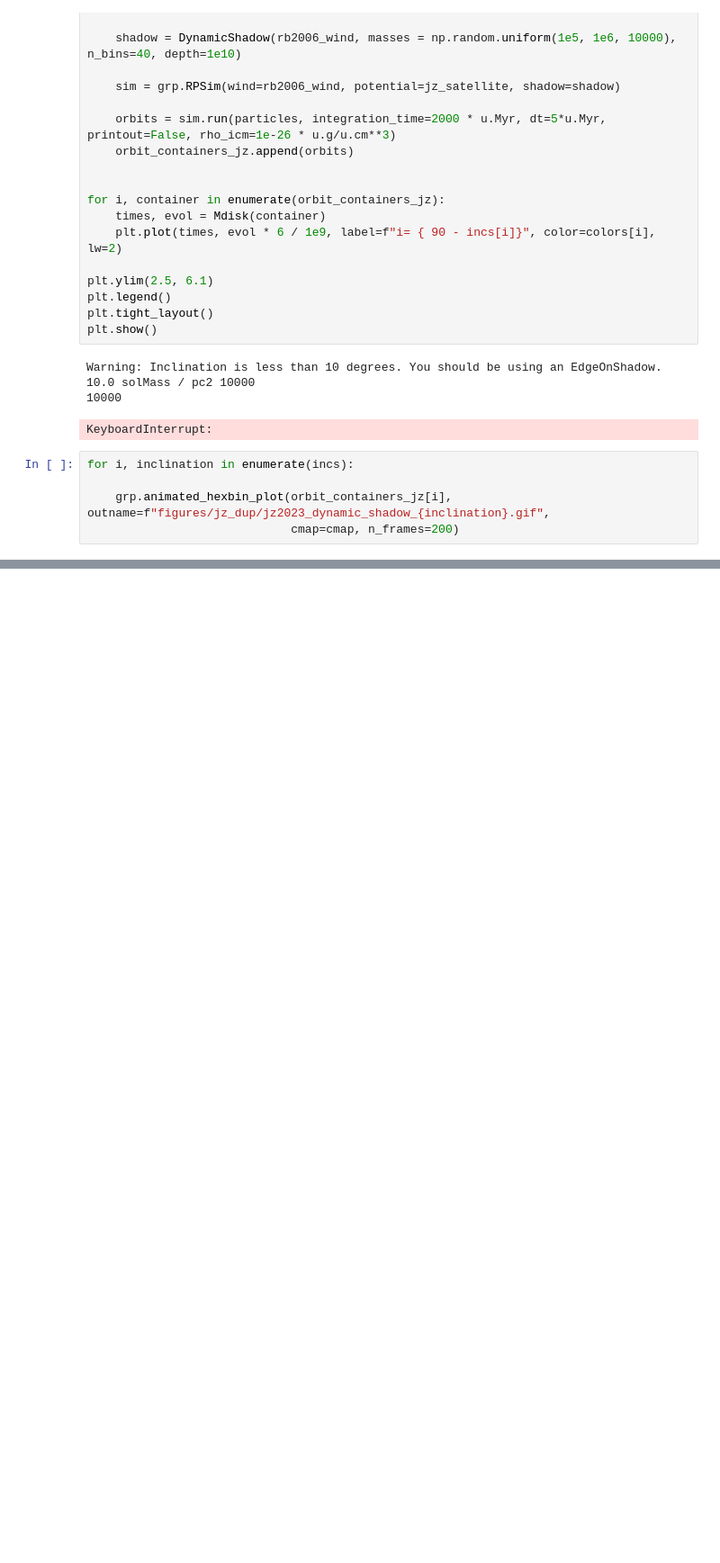
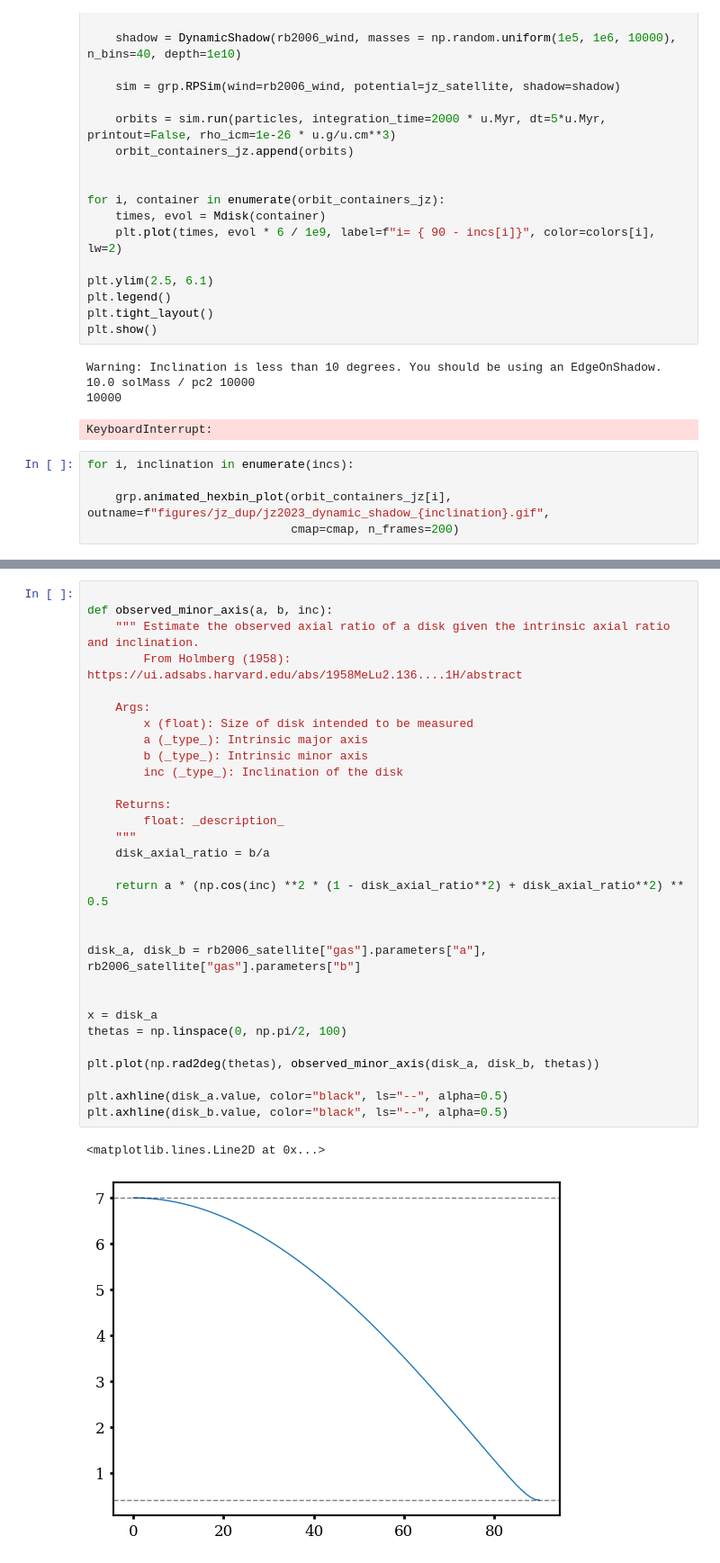
Before and after one commit to HSouch/galarp, a Jupyter notebook: paper/0-1-FullDynamicShadow.ipynb, the cells around one changed output, grey strips where cells are left out. Shown at 90% size. Cells and saved outputs as stored; diff of their text form; blank space fills up the shorter version.

```diff
--- a/paper/0-1-FullDynamicShadow.ipynb
+++ b/paper/0-1-FullDynamicShadow.ipynb
@@ -769,0 +713,33 @@ test = AnimatedHexbinPlot(orbits=orbits).generate()
+# %%
+
+def observed_minor_axis(a, b, inc):
+    """ Estimate the observed axial ratio of a disk given the intrinsic axial ratio and inclination.
+        From Holmberg (1958): https://ui.adsabs.harvard.edu/abs/1958MeLu2.136....1H/abstract
+
+    Args:
+        x (float): Size of disk intended to be measured
+        a (_type_): Intrinsic major axis
+        b (_type_): Intrinsic minor axis
+        inc (_type_): Inclination of the disk
+
+    Returns:
+        float: _description_
+    """
+    disk_axial_ratio = b/a
+
+    return a * (np.cos(inc) **2 * (1 - disk_axial_ratio**2) + disk_axial_ratio**2) ** 0.5
+
+
+disk_a, disk_b = rb2006_satellite["gas"].parameters["a"], rb2006_satellite["gas"].parameters["b"]
+
+
+x = disk_a
+thetas = np.linspace(0, np.pi/2, 100)
+
+plt.plot(np.rad2deg(thetas), observed_minor_axis(disk_a, disk_b, thetas))
+
+plt.axhline(disk_a.value, color="black", ls="--", alpha=0.5)
+plt.axhline(disk_b.value, color="black", ls="--", alpha=0.5)
+# %% [output]
+<matplotlib.lines.Line2D at 0x...>
+[figure, added]
```
Also changed, not shown: parts of 13 cells of this notebook.
